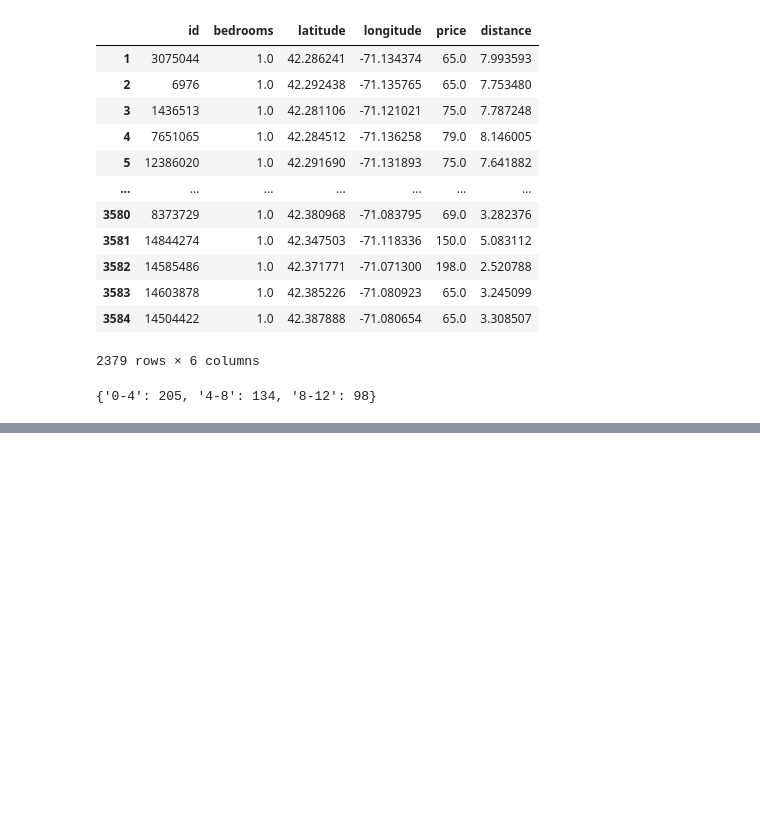
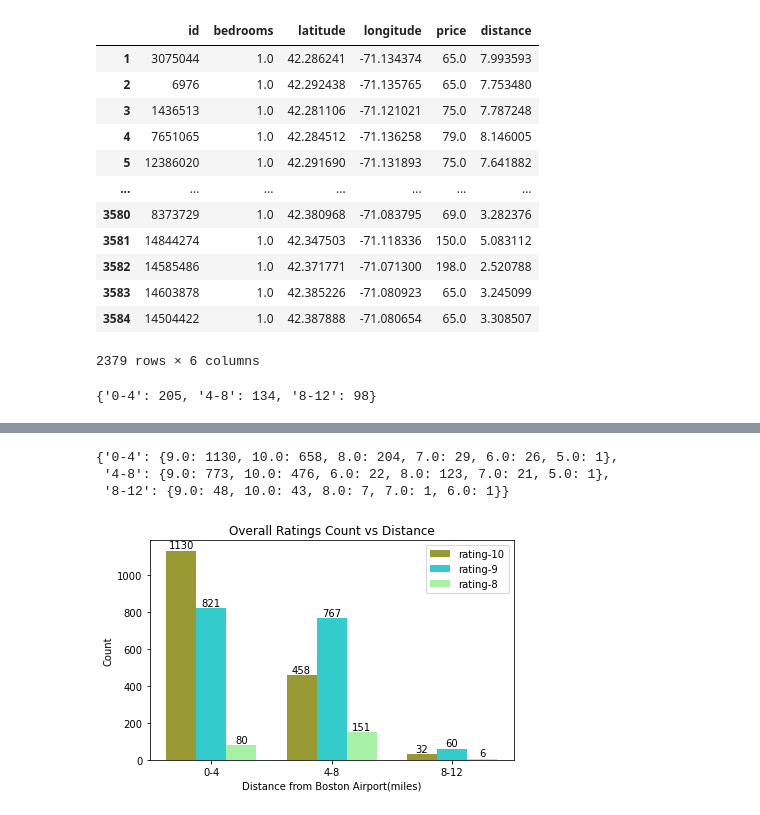
Before and after one commit to sujanshahi050/Data-Science-Projects, a Jupyter notebook: Data Science Blog/Location Based Analysis of properties in Boston.ipynb, the cells around one changed output, grey strips where cells are left out. Cells and saved outputs as stored; diff of their text form; code cells hidden in the pictures; blank space fills up the shorter version.

```diff
--- a/Data Science Blog/Location Based Analysis of properties in Boston.ipynb
+++ b/Data Science Blog/Location Based Analysis of properties in Boston.ipynb
@@ -227,17 +216,17 @@ new_df.plot(kind="scatter",y="review_scores_location",x="distance")
 <AxesSubplot:xlabel='distance', ylabel='review_scores_location'>
 [figure]
 # %%
-def count_ratings(df):
+def count_ratings(df,rating_column):
     """
-        Function to count the number of ratings with score 10 on location
+        Function to count the number of ratings within distances like '0-4','4-8','8-12'
 
-        Input: Takes in a dataframe object
+        Input: Takes in a dataframe object and a column name
         Ouptue: Returns a dictionary object with distances e.g. '0-4' as key and dictionary of ratings with their counts
 
     """
     ratings = {'0-4':{},'4-8':{},'8-12':{}}
     for i in range(len(df)):
-        rating = df.loc[i,'review_scores_location']
+        rating = df.loc[i,rating_column]
         d = df.loc[i,'distance']
         if d > 0 and d < 4:
             if rating in ratings['0-4']:
@@ -258,7 +247,7 @@ def count_ratings(df):
 
     return ratings
 # %%
-ratings_dict = count_ratings(new_df)
+ratings_dict = count_ratings(new_df,'review_scores_location')
 ratings_dict
 # %% [output]
 {'0-4': {10.0: 1130,
@@ -295,0 +293,31 @@ ratings_dict
+# %%
+def convert_dict_to_dataframe(d):
+    """
+        Special Function that converts a dictionary to a dataframe object
+        INPUT: Dictionary object
+        Output: Dataframe object
+
+    """
+    distance = []
+    ten = []
+    nine = []
+    eight = []
+    seven = []
+    six = []
+    five = []
+    for key in d:
+        distance.append(key)
+        ten.append(d[key][10]) if 10 in d[key] else ten.append(0)
+        nine.append(d[key][9]) if 9 in d[key] else nine.append(0)
+        eight.append(d[key][8]) if 8 in d[key] else eight.append(0)
+        seven.append(d[key][7]) if 7 in d[key] else seven.append(0)
+        six.append(d[key][6])  if 6 in d[key] else six.append(0)
+        five.append(d[key][5]) if 5 in d[key] else five.append(0)
+
+    temp_dict = {'distance':distance, '10':ten, '9': nine, '8': eight,'7':seven,'6':six,'5':five}
+    ratings_df = pd.DataFrame(temp_dict)
+
+    return ratings_df
+
+ratings_df = convert_dict_to_dataframe(ratings_dict)
+ratings_df
@@ -475,0 +664,11 @@ plt.show()
+# %%
+overall_ratings_dict
+# %% [output]
+{'0-4': {9.0: 1130, 10.0: 658, 8.0: 204, 7.0: 29, 6.0: 26, 5.0: 1},
+ '4-8': {9.0: 773, 10.0: 476, 6.0: 22, 8.0: 123, 7.0: 21, 5.0: 1},
+ '8-12': {9.0: 48, 10.0: 43, 8.0: 7, 7.0: 1, 6.0: 1}}
+# %%
+# Creating a bar chart
+(create_bar_chart_for_distance_vs_ratings(ratings_df,xLabel='Distance from Boston Airport(miles)',yLabel='Count',title='Overall Ratings Count vs Distance',saveAs='overall-ratings-vs-distance.jpg'))
+# %% [output]
+[figure, added]
```
Also changed, not shown: parts of 23 cells of this notebook, 10 other files.
